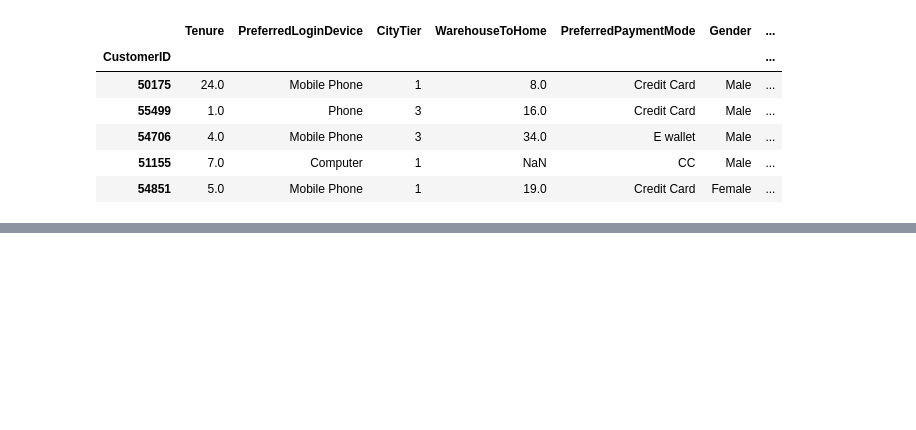
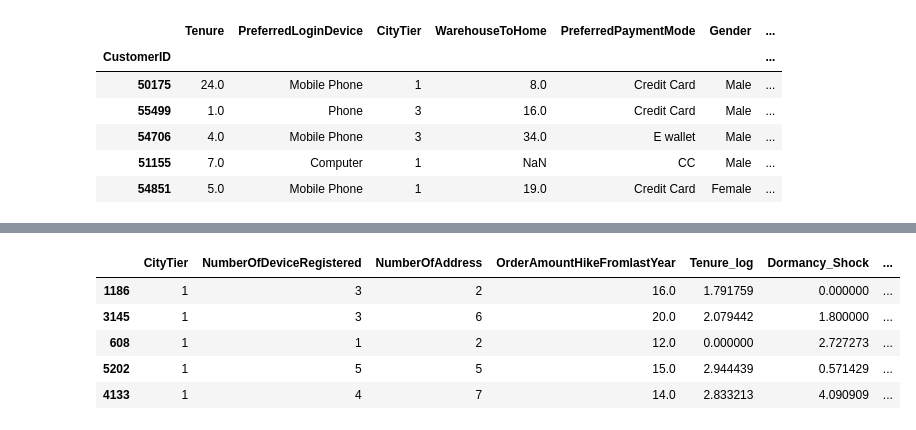
Before and after one commit to SKNETWORKS-FAMILY-AICAMP/SKN27-2nd-4TEAM, a Jupyter notebook: Light_GBM_modeling.ipynb, the cells around one changed output, grey strips where cells are left out. Saved outputs shown, nothing was run; the diff lists cells and outputs as text; code cells hidden in the pictures; blank space fills up the shorter version.

```diff
--- a/Light_GBM_modeling.ipynb
+++ b/Light_GBM_modeling.ipynb
@@ -199,0 +313,80 @@ X_te.head()
+# %%
+
+import pandas as pd
+import numpy as np
+
+def FeatureCreate(df, train_monthly_freq_mean=None):
+    df = df.copy()
+
+    actual_tenure = np.expm1(df['Tenure_log']).clip(lower=0.1)
+    # 계산 편의를 위한 변수 설정 (나눗셈 시 0 방지를 위해 +1 처리)
+    order_cnt = df['OrderCount']
+    denom_order = order_cnt + 1
+    # 평균 주문 주기: 전체 가입 기간 중 얼마나 자주 주문했는지 시간 간격 계산
+    avg_interval = (actual_tenure / denom_order).clip(lower=0.1)
+
+    # 1. (이탈의 핵심 징후 포착)
+    # Dormancy_Shock: 평소 주기 대비 이번 공백기가 얼마나 '충격적'으로 긴지 (값 클수록 위험)
+    df['Dormancy_Shock'] = df['DaySinceLastOrder_clip'] / (avg_interval + 1)
+    # Recency_Tenure_Ratio: 가입 기간 대비 공백기 비중 (신규 고객의 이탈 가능성 포착)
+    df['Recency_Tenure_Ratio'] = df['DaySinceLastOrder_clip'] / actual_tenure
+    # MonthlyOrderFreq: 월평균 주문 빈도 (고객의 활동성 수준)
+    df['MonthlyOrderFreq'] = order_cnt / actual_tenure
+
+    # 2. 경험 및 심리 지표
+    # IssueIndex: 불만 제기 여부 (명시적인 부정적 경험)
+    df['IssueIndex'] = df['Complain'].astype(int)
+    # Satisfaction_Per_Order: 주문 횟수 대비 체감 만족도 효율
+    df['Satisfaction_Per_Order'] = df['SatisfactionScore'] / denom_order
+    # Silent_Killer: 불만은 없으나 만족도가 낮은 '조용한 이탈자' 후보군 식별
+    df['Silent_Killer'] = ((df['IssueIndex'] == 0) & (df['SatisfactionScore'] <= 2)).astype(int)
+
+    # 3. 혜택 및 효율 지표
+    # CashbackPerOrder: 주문 건당 평균 캐시백 혜택 체감도
+    df['CashbackPerOrder'] = df['CashbackAmount_clip'] / denom_order
+    # Promo_Sensitivity: 주문 대비 쿠폰 사용 빈도 (프로모션 민감도)
+    df['Promo_Sensitivity'] = df['CouponUsed'] / denom_order
+
+    # 4. 세그먼트 및 행동 플래그
+    # Train 데이터의 평균 빈도를 기준으로 현재 데이터의 활동 정체 여부 판단
+    if train_monthly_freq_mean is not None:
+        _mean_mof = train_monthly_freq_mean
+    else:
+        _mean_mof = df['MonthlyOrderFreq'].mean()
+
+    # Stagnant_Loyal: 가입은 오래됐으나 활동이 평균 이하로 떨어진 '정체된 충성 고객'
+    df['Stagnant_Loyal'] = ((actual_tenure >= 30) & (df['MonthlyOrderFreq'] < _mean_mof)).astype(int)
+    # ManyAddressesFlag: 배송지 주소가 많음 (서비스 활용 반경이 넓은 헤비 유저 여부)
+    df['ManyAddressesFlag'] = (df['NumberOfAddress'] >= 3).astype(int)
+
+    # 6. 범주형 변수 처리
+    cat_cols = ['PreferredLoginDevice', 'PreferedOrderCat', 'MaritalStatus', 'Gender']
+    available_cats = [c for c in cat_cols if c in df.columns]
+    df = pd.get_dummies(df, columns=available_cats, drop_first=True)
+
+    drop_cols = [
+        'DaySinceLastOrder_clip', 'Complain', 'SatisfactionScore',
+        'CashbackAmount_clip', 'OrderCount', 'CouponUsed',
+        'WarehouseToHome_log', 'RecentActive', 'HourSpendOnApp',
+        'is_newbie_risk', 'RoughLTV', 'PreferredPaymentMode'
+    ]
+    df.drop(columns=[c for c in drop_cols if c in df.columns], inplace=True)
+
+    # Boolean 타입을 0/1 정수형으로 최종 변환
+    bool_cols = df.select_dtypes(include=['bool']).columns
+    df[bool_cols] = df[bool_cols].astype(int)
+
+    return df
+
+X_tr = FeatureCreate(X_tr)
+_mof_mean = X_tr['MonthlyOrderFreq'].mean()
+X_te = FeatureCreate(X_te, train_monthly_freq_mean=_mof_mean)
+
+X_tr.head()
+# %% [output]
+|  | CityTier | NumberOfDeviceRegistered | NumberOfAddress | OrderAmountHikeFromlastYear | Tenure_log | Dormancy_Shock | ... |
+| 1186 | 1 | 3 | 2 | 16.0 | 1.791759 | 0.000000 | ... |
+| 3145 | 1 | 3 | 6 | 20.0 | 2.079442 | 1.800000 | ... |
+| 608 | 1 | 1 | 2 | 12.0 | 0.000000 | 2.727273 | ... |
+| 5202 | 1 | 5 | 5 | 15.0 | 2.944439 | 0.571429 | ... |
+| 4133 | 1 | 4 | 7 | 14.0 | 2.833213 | 4.090909 | ... |
```
Also changed, not shown: parts of 34 cells of this notebook, 1 other file.
